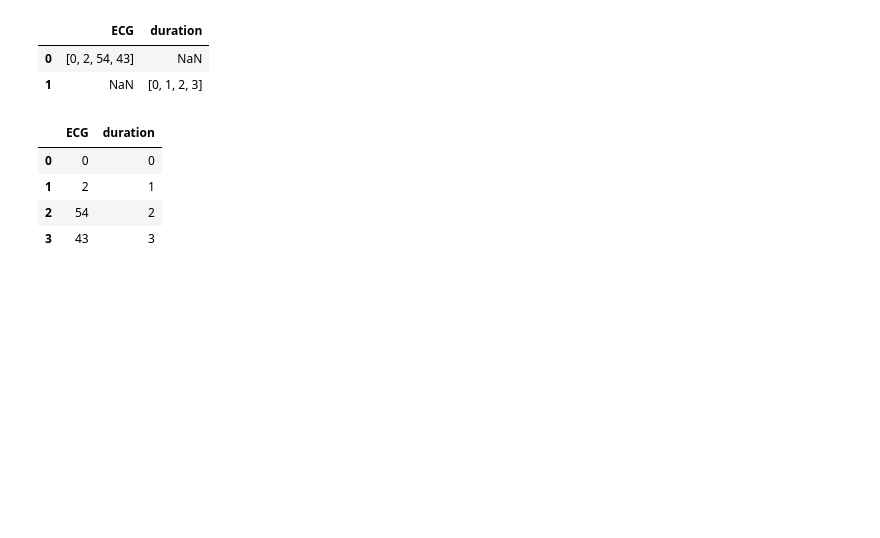
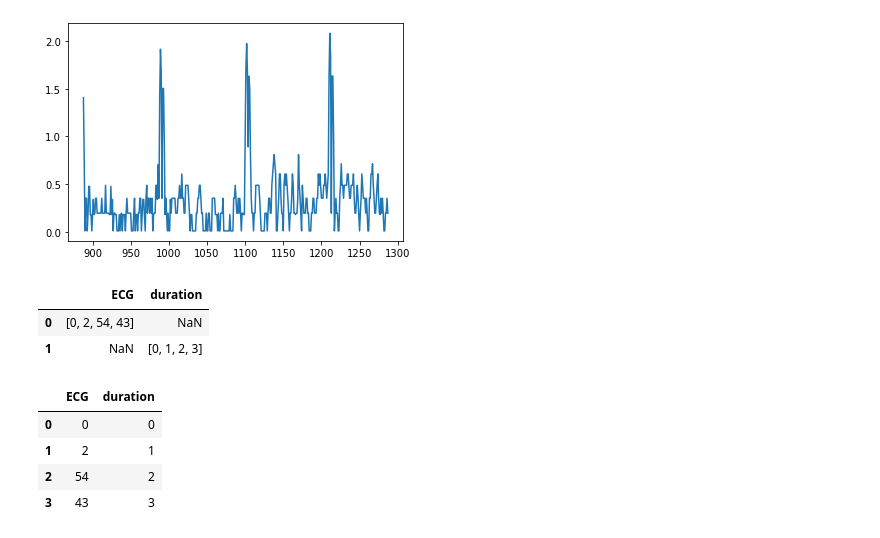
Before and after one commit to Aura-healthcare/Geneva_Health_Forum-HeartyPatch, a Jupyter notebook: data/visualisation.ipynb, the cells around one changed output. Saved outputs shown, nothing was run; the diff lists cells and outputs as text; code cells hidden in the pictures; blank space fills up the shorter version.

```diff
--- a/data/visualisation.ipynb
+++ b/data/visualisation.ipynb
@@ -1,3 +17,8 @@
+# %%
+sample = 400
+_ = sns.lineplot(x=sq_df[-sample:].index, y=sq_df.iloc[-sample:,1].values)
+# %% [output]
+[figure, added]
 # %%
 import numpy as np
 import pandas as pd
```
Also changed, not shown: parts of 3 cells of this notebook, 3 other files.
